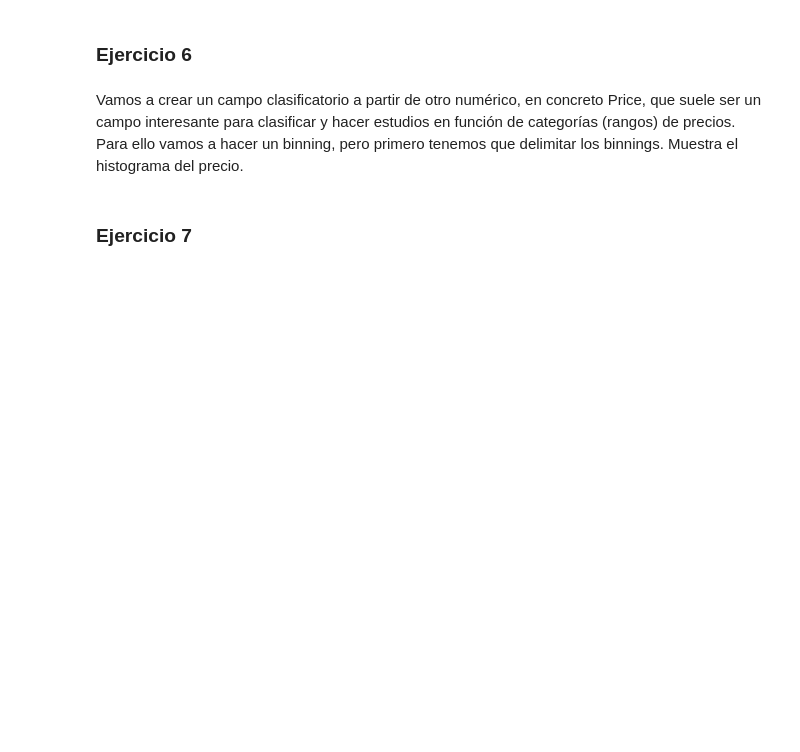
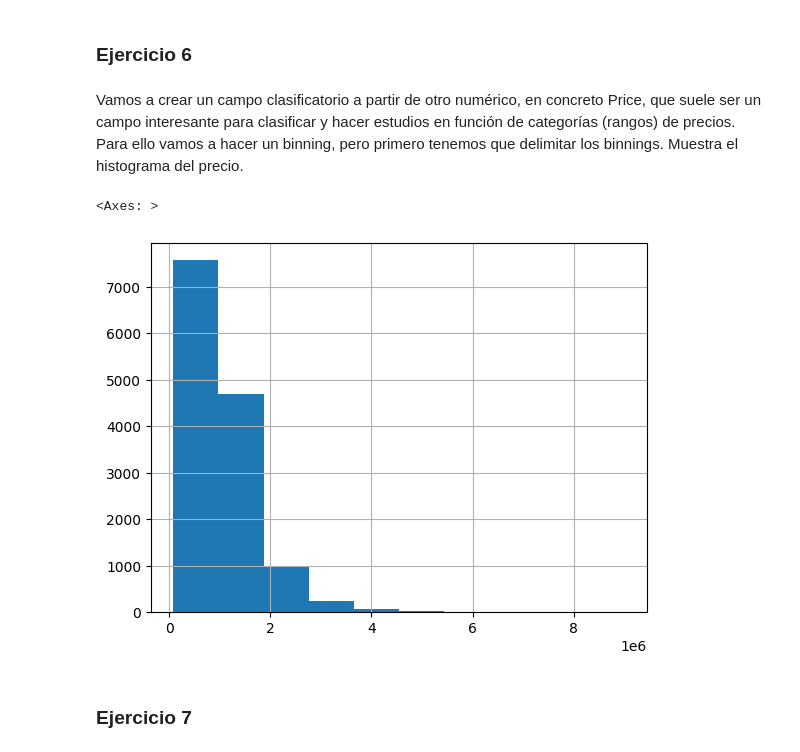
Before and after one commit to Cmonzon-94/ONLINE_DS_THEBRIDGE_Cmonzon, a Jupyter notebook: 03_Analisis_de_Datos/Sprint_05/Unidad_01_Introduccion_al_Data_Analytics_y_a_los_procesos_ETLS/Ejercicios_Workout/12_Ejercicio_Numeros_Missings.ipynb, the cells around one changed output. Saved outputs shown, nothing was run; the diff lists cells and outputs as text; code cells hidden in the pictures; blank space fills up the shorter version.

```diff
--- a/03_Analisis_de_Datos/Sprint_05/Unidad_01_Introduccion_al_Data_Analytics_y_a_los_procesos_ETLS/Ejercicios_Workout/12_Ejercicio_Numeros_Missings.ipynb
+++ b/03_Analisis_de_Datos/Sprint_05/Unidad_01_Introduccion_al_Data_Analytics_y_a_los_procesos_ETLS/Ejercicios_Workout/12_Ejercicio_Numeros_Missings.ipynb
@@ -137,3 +137,6 @@ TypeError: agg function failed [how->mean,dtype->object]
 ### Ejercicio 5:
 
 Ahora ya imputa la moda de las CouncilArea como recambio del nulo en "CouncilArea" (Como es un campo de texto no podemos utilizar la media, podríamos emplear la mediana, y en realidad depende del caso, ahora usa la moda)
+# %%
+
+df.loc[df["CouncilArea"].isna(),["CouncilArea"]]= df["CouncilArea"].mode().iloc[0]
@@ -141,6 +164,12 @@ Ahora ya imputa la moda de las CouncilArea como recambio del nulo en "CouncilAre
 ### Ejercicio 6
 # %% [markdown]
 Vamos a crear un campo clasificatorio a partir de otro numérico, en concreto Price, que suele ser un campo interesante para clasificar y hacer estudios en función de categorías (rangos) de precios. Para ello vamos a hacer un binning, pero primero tenemos que delimitar los binnings. Muestra el histograma del precio.
+# %%
+
+df["Price"].hist()
+# %% [output]
+<Axes: >
+[figure, added]
 # %% [markdown]
 ### Ejercicio 7
 # %% [markdown]
```
Also changed, not shown: parts of 7 cells of this notebook, 20 other files.
